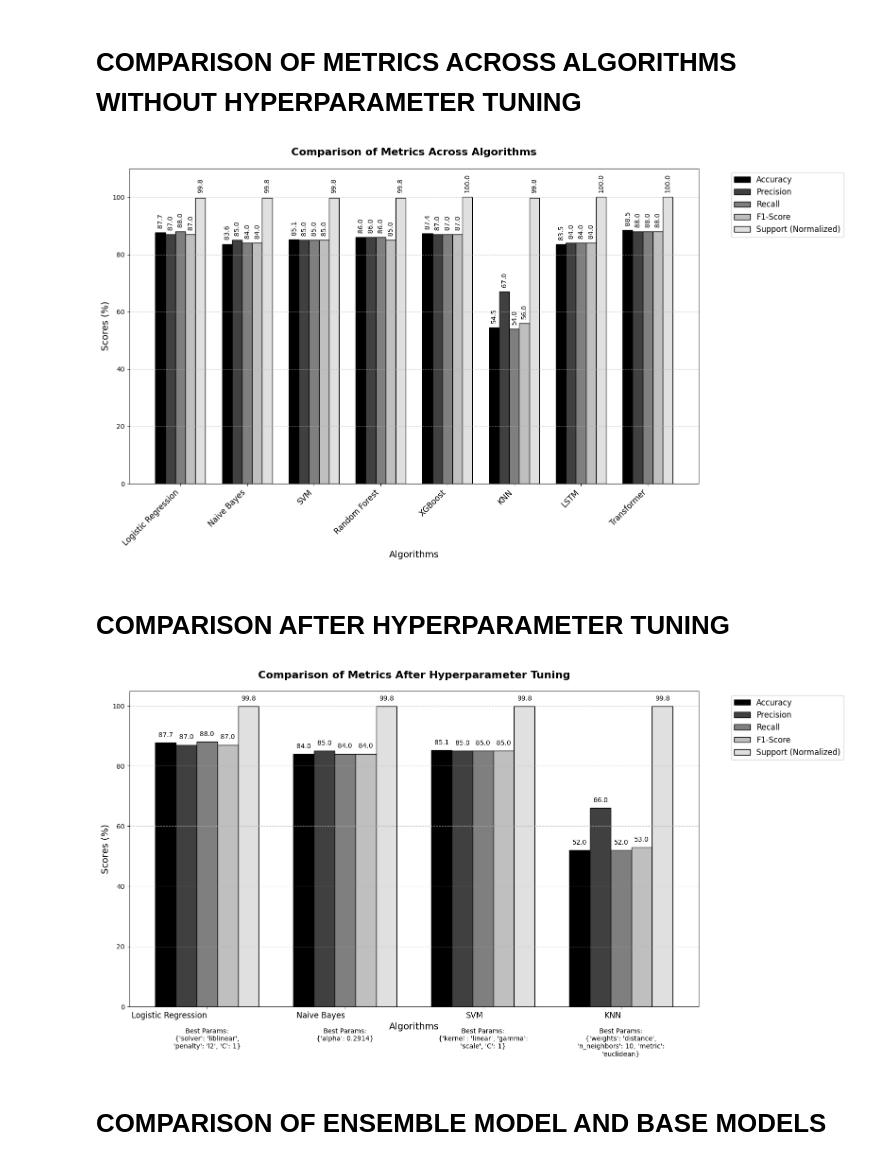
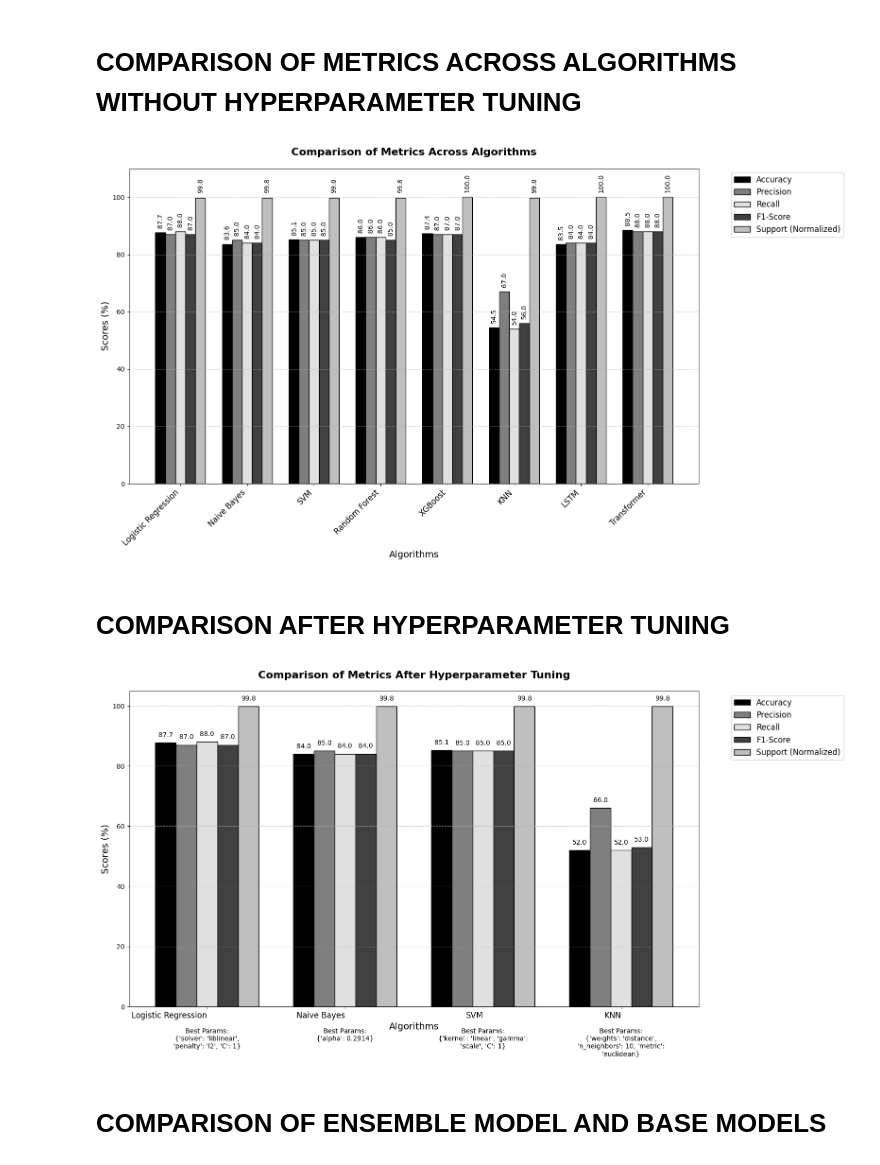
Before and after one commit to arkapg211002/MAFSMBMDDPWI-FYP-2025, a Jupyter notebook: D03 Model Training and Evaluation/19 Result Comparison Graph.ipynb, the cells around one changed output. Saved outputs shown, nothing was run; the diff lists cells and outputs as text; code cells hidden in the pictures.

Commit message:
Updated Comparison Graph Colors

```diff
--- a/D03 Model Training and Evaluation/19 Result Comparison Graph.ipynb
+++ b/D03 Model Training and Evaluation/19 Result Comparison Graph.ipynb
@@ -23,10 +23,10 @@ plt.figure(figsize=(16, 9))
 
 # Plot bars in grayscale
 plt.bar(x - 2*width, accuracy, width, label='Accuracy', color=gray_shades[0], edgecolor='black')
-plt.bar(x - width,  precision, width, label='Precision', color=gray_shades[1], edgecolor='black')
-plt.bar(x,          recall,    width, label='Recall',    color=gray_shades[2], edgecolor='black')
-plt.bar(x + width,  f1_score,  width, label='F1-Score',  color=gray_shades[3], edgecolor='black')
-plt.bar(x + 2*width,support,   width, label='Support (Normalized)', color=gray_shades[4], edgecolor='black')
+plt.bar(x - width,  precision, width, label='Precision', color=gray_shades[2], edgecolor='black')
+plt.bar(x,          recall,    width, label='Recall',    color=gray_shades[4], edgecolor='black')
+plt.bar(x + width,  f1_score,  width, label='F1-Score',  color=gray_shades[1], edgecolor='black')
+plt.bar(x + 2*width,support,   width, label='Support (Normalized)', color=gray_shades[3], edgecolor='black')
 
 # Titles and labels
 plt.title('Comparison of Metrics Across Algorithms', fontsize=16, weight='bold', pad=20)
@@ -58,7 +58,7 @@ plt.tight_layout()
 plt.subplots_adjust(right=0.8)
 plt.show()
 # %% [output]
-[figure, old version]
+[figure, new version]
 # %% [markdown]
 # COMPARISON AFTER HYPERPARAMETER TUNING
 # %%
@@ -93,10 +93,10 @@ plt.figure(figsize=(16, 9))  # Increased size for clarity
 
 # Plot bars with distinct offsets
 plt.bar(x - 2*width, accuracy, width, label='Accuracy', color=gray_shades[0], edgecolor='black')
-plt.bar(x - width, precision, width, label='Precision', color=gray_shades[1], edgecolor='black')
-plt.bar(x, recall, width, label='Recall', color=gray_shades[2], edgecolor='black')
-plt.bar(x + width, f1_score, width, label='F1-Score', color=gray_shades[3], edgecolor='black')
-plt.bar(x + 2*width, support, width, label='Support (Normalized)', color=gray_shades[4], edgecolor='black')
+plt.bar(x - width, precision, width, label='Precision', color=gray_shades[2], edgecolor='black')
+plt.bar(x, recall, width, label='Recall', color=gray_shades[4], edgecolor='black')
+plt.bar(x + width, f1_score, width, label='F1-Score', color=gray_shades[1], edgecolor='black')
+plt.bar(x + 2*width, support, width, label='Support (Normalized)', color=gray_shades[3], edgecolor='black')
 
 # Titles and labels
 plt.title('Comparison of Metrics After Hyperparameter Tuning', fontsize=16, weight='bold', pad=20)
@@ -116,34 +116,34 @@ def add_labels(values, positions, offset, color):
         plt.text(positions[i] + offset, v + 1.5, f"{v:.1f}", ha='center', va='bottom', fontsize=10, color=color)
 
 add_labels(accuracy, x, -2*width, 'black')
 add_labels(precision, x, -width, 'black')
 add_labels(recall, x, 0, 'black')
 add_labels(f1_score, x, width, 'black')
 add_labels(support, x, 2*width, 'black')
 
 # Function to wrap the best hyperparameters text
 def wrap_text(text, width=30):
     return "\n".join(textwrap.wrap(text, width=width))
 
 # Annotating best hyperparameters (with word wrap)
 y_position = -7  # Adjusted y position for the best parameters to be below the x-axis
 y_offset = 0
 for i, params in enumerate(best_params):
     # Apply word wrapping to the best parameters text
     wrapped_params = wrap_text(params, width=30)  # Adjust width as needed
 
     plt.text(x[i], y_position + y_offset, f"Best Params:\n{wrapped_params}", ha='center', va='top', fontsize=10, color='black', rotation=0)
 
 # Adjust layout to prevent clipping
 plt.tight_layout()
 plt.subplots_adjust(right=0.8)  # Add space for the legend
 
 plt.xticks(rotation=0)
 
 # Show the plot
 plt.show()
 # %% [output]
-[figure, old version]
+[figure, new version]
 # %% [markdown]
 # COMPARISON OF ENSEMBLE MODEL AND BASE MODELS
 # %%
```
Also changed, not shown: parts of 1 cell of this notebook, 1 other file.
